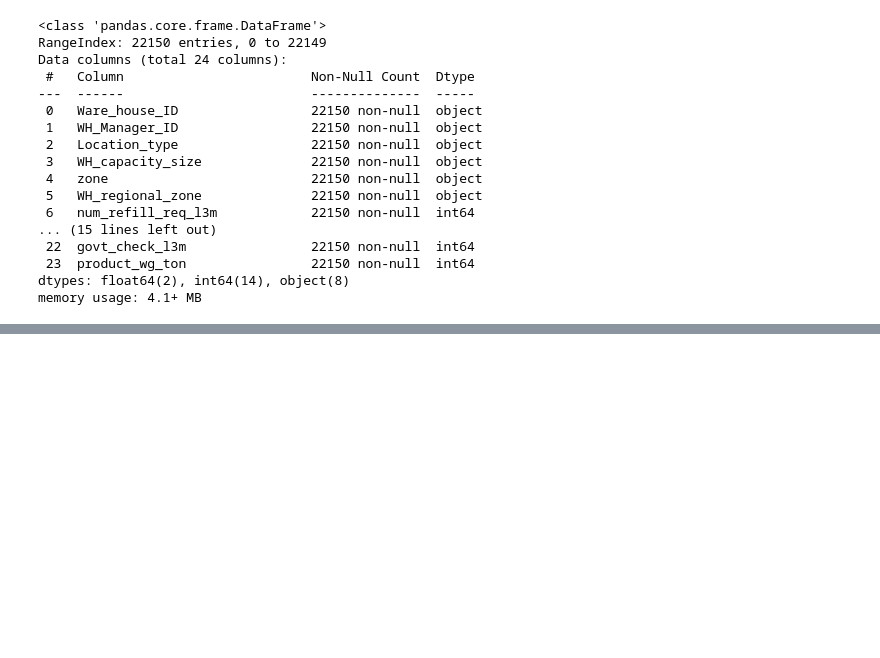
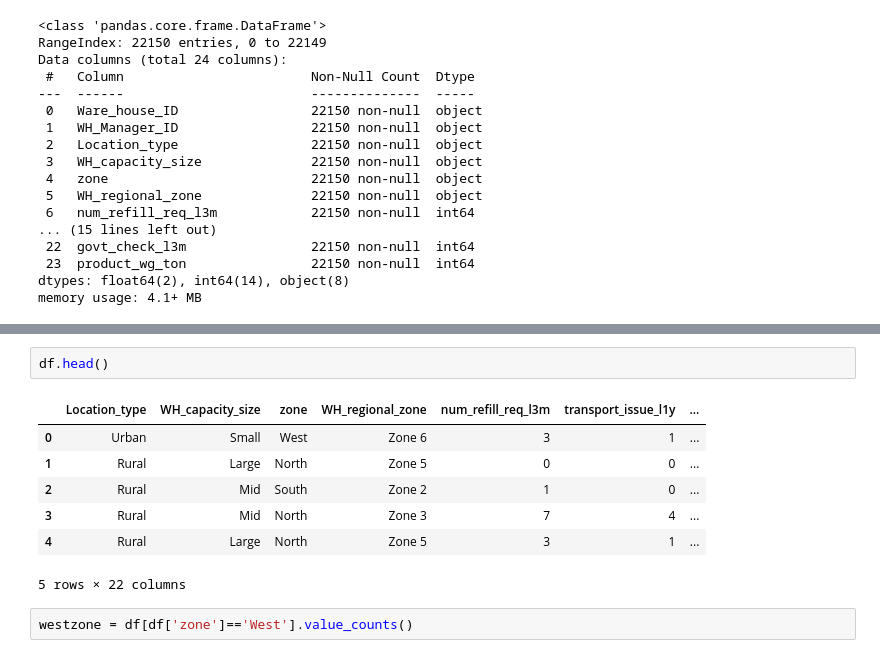
Before and after one commit to preet-pandey/SUPPLYCHAIN, a Jupyter notebook: Model.ipynb, the cells around one changed output, grey strips where cells are left out. Saved outputs shown, nothing was run; the diff lists cells and outputs as text; blank space fills up the shorter version.

```diff
--- a/Model.ipynb
+++ b/Model.ipynb
@@ -56,0 +132,12 @@ AttributeError: 'DataFrame' object has no attribute 'description'
+# %%
+df.head()
+# %% [output]
+|  | Location_type | WH_capacity_size | zone | WH_regional_zone | num_refill_req_l3m | transport_issue_l1y | ... |
+| 0 | Urban | Small | West | Zone 6 | 3 | 1 | ... |
+| 1 | Rural | Large | North | Zone 5 | 0 | 0 | ... |
+| 2 | Rural | Mid | South | Zone 2 | 1 | 0 | ... |
+| 3 | Rural | Mid | North | Zone 3 | 7 | 4 | ... |
+| 4 | Rural | Large | North | Zone 5 | 3 | 1 | ... |
+5 rows × 22 columns
+# %%
+westzone = df[df['zone']=='West'].value_counts()
```
Also changed, not shown: parts of 14 cells of this notebook.
